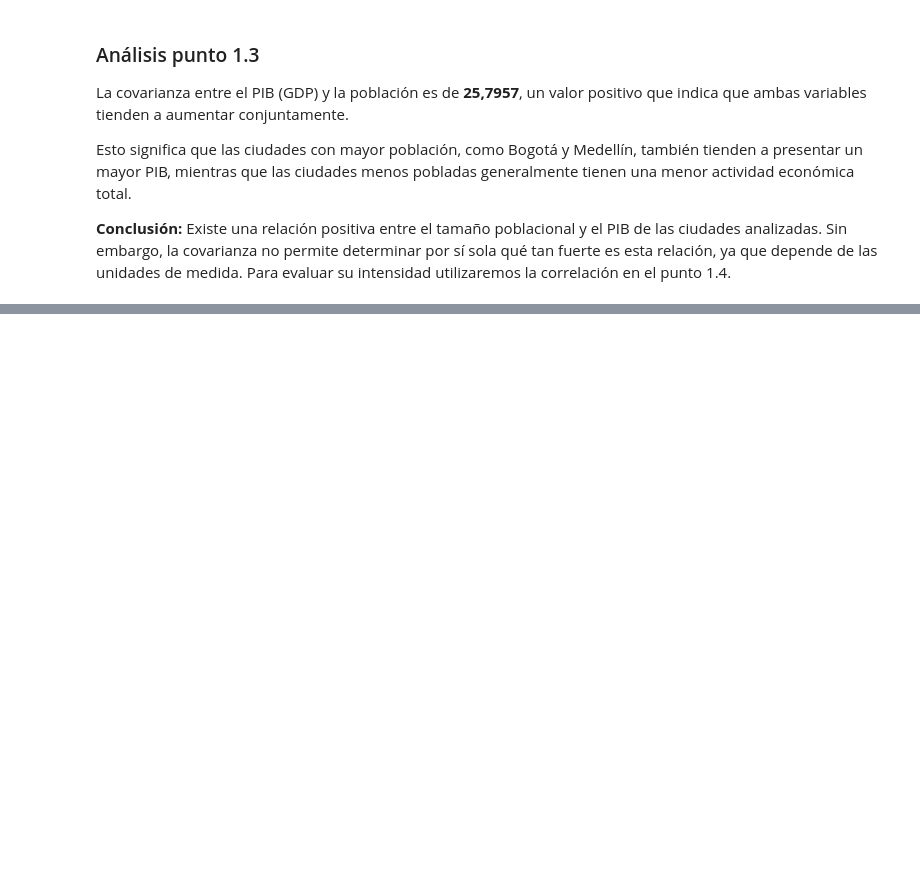
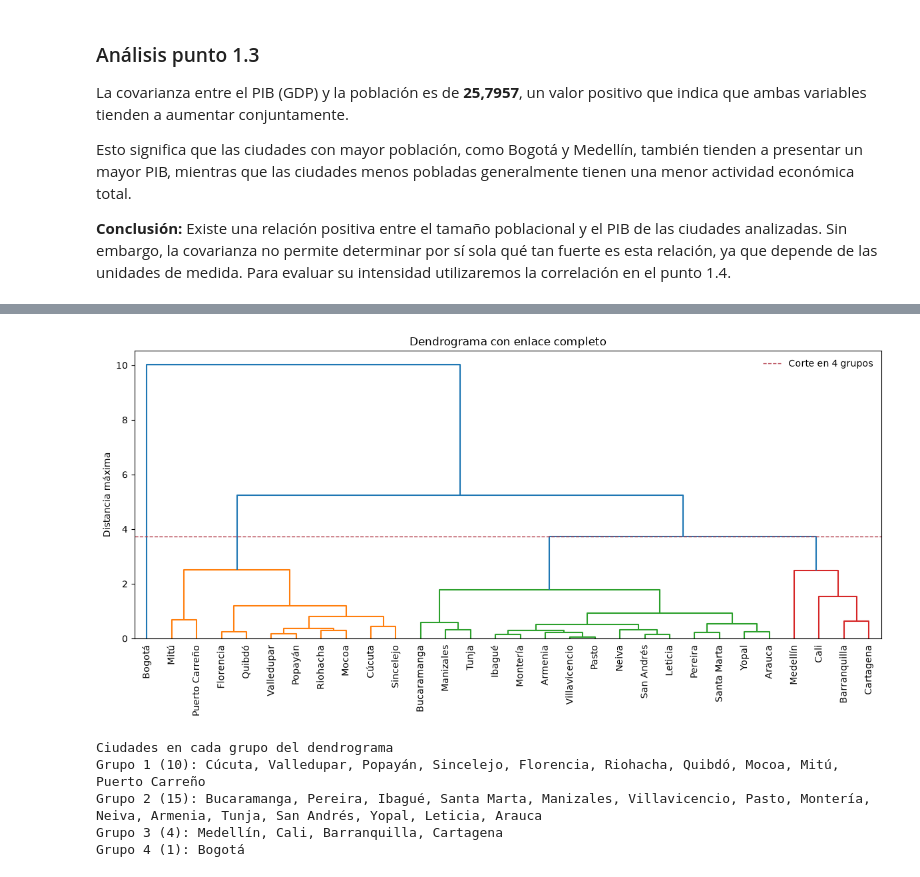
Before and after one commit to malejaDev/MachineLearning1, a Jupyter notebook: tarea1/src/notebook/tarea1.ipynb, the cells around one changed output, grey strips where cells are left out. Cells and saved outputs as stored; diff of their text form; code cells hidden in the pictures; blank space fills up the shorter version.

```diff
--- a/tarea1/src/notebook/tarea1.ipynb
+++ b/tarea1/src/notebook/tarea1.ipynb
@@ -396,0 +793,33 @@ Esto significa que las ciudades con mayor población, como Bogotá y Medellín,
+# %%
+from scipy.cluster.hierarchy import dendrogram, fcluster, linkage
+
+enlace = linkage(Z, method="complete", metric="euclidean")
+grupos_dendro = fcluster(enlace, t=4, criterion="maxclust")
+
+corte = enlace[-3, 2]
+fig, ax = plt.subplots(figsize=(12, 6))
+dendrogram(
+    enlace,
+    labels=datos["City"].tolist(),
+    color_threshold=corte,
+    ax=ax,
+)
+ax.set_ylabel("Distancia máxima")
+ax.set_title("Dendrograma con enlace completo")
+ax.axhline(corte, color="#B23A48", linestyle="--", linewidth=1, label="Corte en 4 grupos")
+ax.legend(frameon=False)
+plt.xticks(rotation=90)
+fig.tight_layout()
+plt.show()
+
+print("Ciudades en cada grupo del dendrograma")
+for j in sorted(set(grupos_dendro)):
+    ciudades = datos.loc[grupos_dendro == j, "City"].tolist()
+    print(f"Grupo {j} ({len(ciudades)}): {', '.join(ciudades)}")
+# %% [output]
+[figure, added]
+Ciudades en cada grupo del dendrograma
+Grupo 1 (10): Cúcuta, Valledupar, Popayán, Sincelejo, Florencia, Riohacha, Quibdó, Mocoa, Mitú, Puerto Carreño
+Grupo 2 (15): Bucaramanga, Pereira, Ibagué, Santa Marta, Manizales, Villavicencio, Pasto, Montería, Neiva, Armenia, Tunja, San Andrés, Yopal, Leticia, Arauca
+Grupo 3 (4): Medellín, Cali, Barranquilla, Cartagena
+Grupo 4 (1): Bogotá
```
Also changed, not shown: parts of 20 cells of this notebook, 1 other file.
